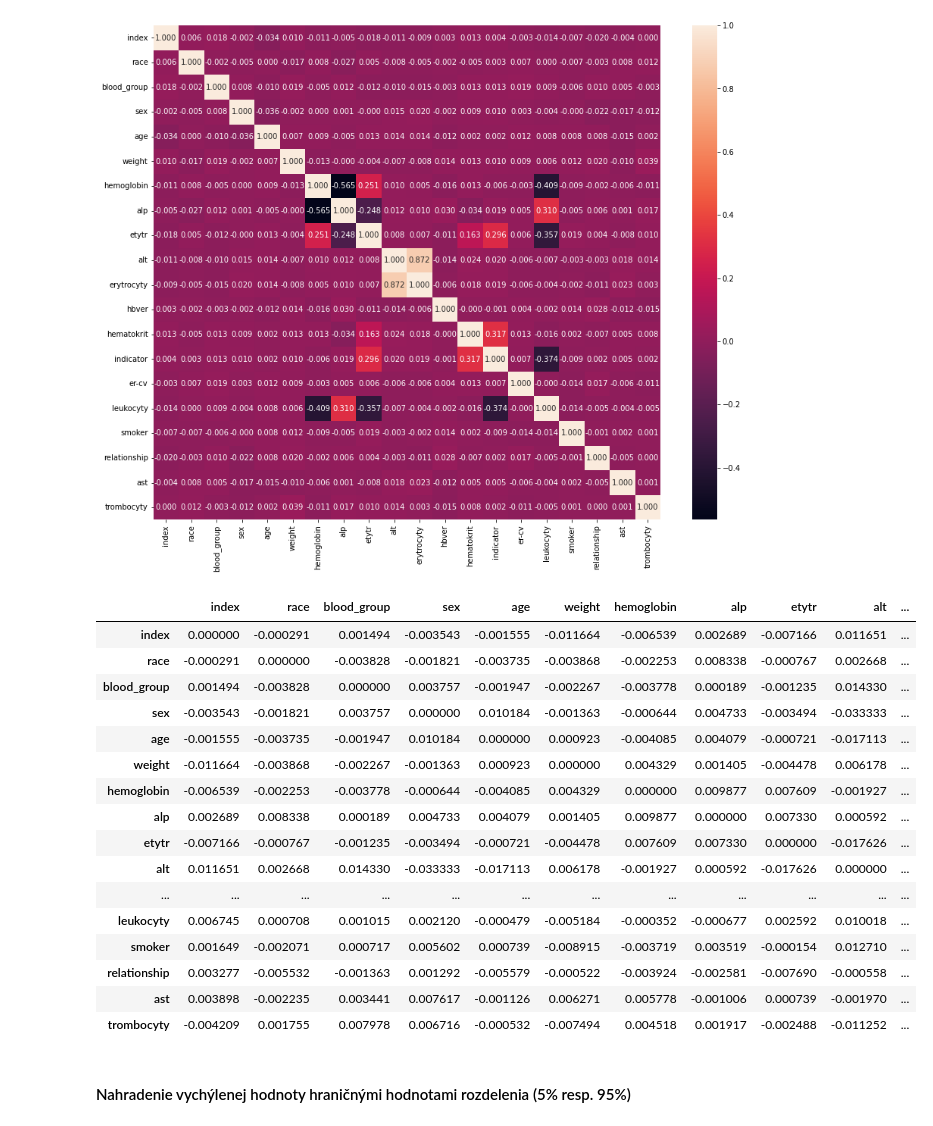
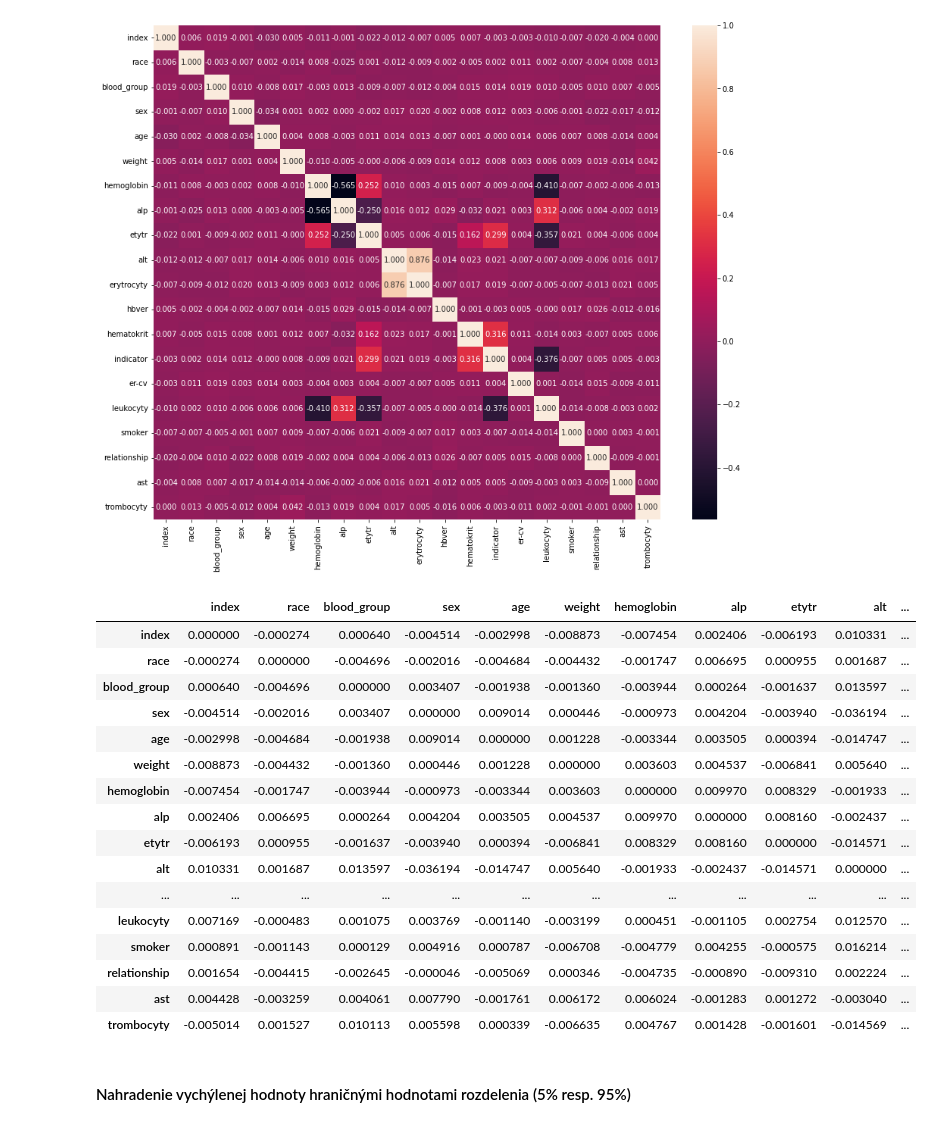
Before and after one commit to psmrecek/IAU-Projekt-ZS2021, a Jupyter notebook: Fáza 2 - Smreček.ipynb, the cells around one changed output. Saved outputs shown, nothing was run; the diff lists cells and outputs as text; code cells hidden in the pictures.

```diff
--- a/Fáza 2 - Smreček.ipynb
+++ b/Fáza 2 - Smreček.ipynb
@@ -331,3 +333,5 @@ merged_median.corr() - merged_knn.corr()
 # %% [markdown]
 ### Vychýlené dáta
+# %%
+merged_num_only = merged_withoutNA.drop(["residence", "job", "company", "name", "birthdate"], axis=1)
 # %%
@@ -420,0 +404,3 @@ memory usage: 1.3 MB
+# %%
+merged_withoutOut = remove_outliers(merged_num_only)
+merged_withoutOut.info()
@@ -425,25 +429,25 @@ sns.heatmap(merged_mean_withoutOut.corr(), ax=ax, annot=True, fmt=".3f")
 <AxesSubplot:>
 [figure]
 # %%
-merged_mean.corr() - merged_mean_withoutOut.corr()
+merged_num_only.corr() - merged_withoutOut.corr()
 # %% [output]
 |  | index | race | blood_group | sex | age | weight | hemoglobin | alp | etytr | alt | ... |
-| index | 0.000000 | -0.000291 | 0.001494 | -0.003543 | -0.001555 | -0.011664 | -0.006539 | 0.002689 | -0.007166 | 0.011651 | ... |
-| race | -0.000291 | 0.000000 | -0.003828 | -0.001821 | -0.003735 | -0.003868 | -0.002253 | 0.008338 | -0.000767 | 0.002668 | ... |
-| blood_group | 0.001494 | -0.003828 | 0.000000 | 0.003757 | -0.001947 | -0.002267 | -0.003778 | 0.000189 | -0.001235 | 0.014330 | ... |
-| sex | -0.003543 | -0.001821 | 0.003757 | 0.000000 | 0.010184 | -0.001363 | -0.000644 | 0.004733 | -0.003494 | -0.033333 | ... |
-| age | -0.001555 | -0.003735 | -0.001947 | 0.010184 | 0.000000 | 0.000923 | -0.004085 | 0.004079 | -0.000721 | -0.017113 | ... |
-| weight | -0.011664 | -0.003868 | -0.002267 | -0.001363 | 0.000923 | 0.000000 | 0.004329 | 0.001405 | -0.004478 | 0.006178 | ... |
-| hemoglobin | -0.006539 | -0.002253 | -0.003778 | -0.000644 | -0.004085 | 0.004329 | 0.000000 | 0.009877 | 0.007609 | -0.001927 | ... |
-| alp | 0.002689 | 0.008338 | 0.000189 | 0.004733 | 0.004079 | 0.001405 | 0.009877 | 0.000000 | 0.007330 | 0.000592 | ... |
-| etytr | -0.007166 | -0.000767 | -0.001235 | -0.003494 | -0.000721 | -0.004478 | 0.007609 | 0.007330 | 0.000000 | -0.017626 | ... |
-| alt | 0.011651 | 0.002668 | 0.014330 | -0.033333 | -0.017113 | 0.006178 | -0.001927 | 0.000592 | -0.017626 | 0.000000 | ... |
+| index | 0.000000 | -0.000274 | 0.000640 | -0.004514 | -0.002998 | -0.008873 | -0.007454 | 0.002406 | -0.006193 | 0.010331 | ... |
+| race | -0.000274 | 0.000000 | -0.004696 | -0.002016 | -0.004684 | -0.004432 | -0.001747 | 0.006695 | 0.000955 | 0.001687 | ... |
+| blood_group | 0.000640 | -0.004696 | 0.000000 | 0.003407 | -0.001938 | -0.001360 | -0.003944 | 0.000264 | -0.001637 | 0.013597 | ... |
+| sex | -0.004514 | -0.002016 | 0.003407 | 0.000000 | 0.009014 | 0.000446 | -0.000973 | 0.004204 | -0.003940 | -0.036194 | ... |
+| age | -0.002998 | -0.004684 | -0.001938 | 0.009014 | 0.000000 | 0.001228 | -0.003344 | 0.003505 | 0.000394 | -0.014747 | ... |
+| weight | -0.008873 | -0.004432 | -0.001360 | 0.000446 | 0.001228 | 0.000000 | 0.003603 | 0.004537 | -0.006841 | 0.005640 | ... |
+| hemoglobin | -0.007454 | -0.001747 | -0.003944 | -0.000973 | -0.003344 | 0.003603 | 0.000000 | 0.009970 | 0.008329 | -0.001933 | ... |
+| alp | 0.002406 | 0.006695 | 0.000264 | 0.004204 | 0.003505 | 0.004537 | 0.009970 | 0.000000 | 0.008160 | -0.002437 | ... |
+| etytr | -0.006193 | 0.000955 | -0.001637 | -0.003940 | 0.000394 | -0.006841 | 0.008329 | 0.008160 | 0.000000 | -0.014571 | ... |
+| alt | 0.010331 | 0.001687 | 0.013597 | -0.036194 | -0.014747 | 0.005640 | -0.001933 | -0.002437 | -0.014571 | 0.000000 | ... |
 | ... | ... | ... | ... | ... | ... | ... | ... | ... | ... | ... | ... |
-| leukocyty | 0.006745 | 0.000708 | 0.001015 | 0.002120 | -0.000479 | -0.005184 | -0.000352 | -0.000677 | 0.002592 | 0.010018 | ... |
-| smoker | 0.001649 | -0.002071 | 0.000717 | 0.005602 | 0.000739 | -0.008915 | -0.003719 | 0.003519 | -0.000154 | 0.012710 | ... |
-| relationship | 0.003277 | -0.005532 | -0.001363 | 0.001292 | -0.005579 | -0.000522 | -0.003924 | -0.002581 | -0.007690 | -0.000558 | ... |
-| ast | 0.003898 | -0.002235 | 0.003441 | 0.007617 | -0.001126 | 0.006271 | 0.005778 | -0.001006 | 0.000739 | -0.001970 | ... |
-| trombocyty | -0.004209 | 0.001755 | 0.007978 | 0.006716 | -0.000532 | -0.007494 | 0.004518 | 0.001917 | -0.002488 | -0.011252 | ... |
+| leukocyty | 0.007169 | -0.000483 | 0.001075 | 0.003769 | -0.001140 | -0.003199 | 0.000451 | -0.001105 | 0.002754 | 0.012570 | ... |
+| smoker | 0.000891 | -0.001143 | 0.000129 | 0.004916 | 0.000787 | -0.006708 | -0.004779 | 0.004255 | -0.000575 | 0.016214 | ... |
+| relationship | 0.001654 | -0.004415 | -0.002645 | -0.000046 | -0.005069 | 0.000346 | -0.004735 | -0.000890 | -0.009310 | 0.002224 | ... |
+| ast | 0.004428 | -0.003259 | 0.004061 | 0.007790 | -0.001761 | 0.006172 | 0.006024 | -0.001283 | 0.001272 | -0.003040 | ... |
+| trombocyty | -0.005014 | 0.001527 | 0.010113 | 0.005598 | 0.000339 | -0.006635 | 0.004767 | 0.001428 | -0.001601 | -0.014569 | ... |
 # %% [markdown]
 #### Nahradenie vychýlenej hodnoty hraničnými hodnotami rozdelenia (5% resp. 95%)
 # %%
```
Also changed, not shown: parts of 27 cells of this notebook.
